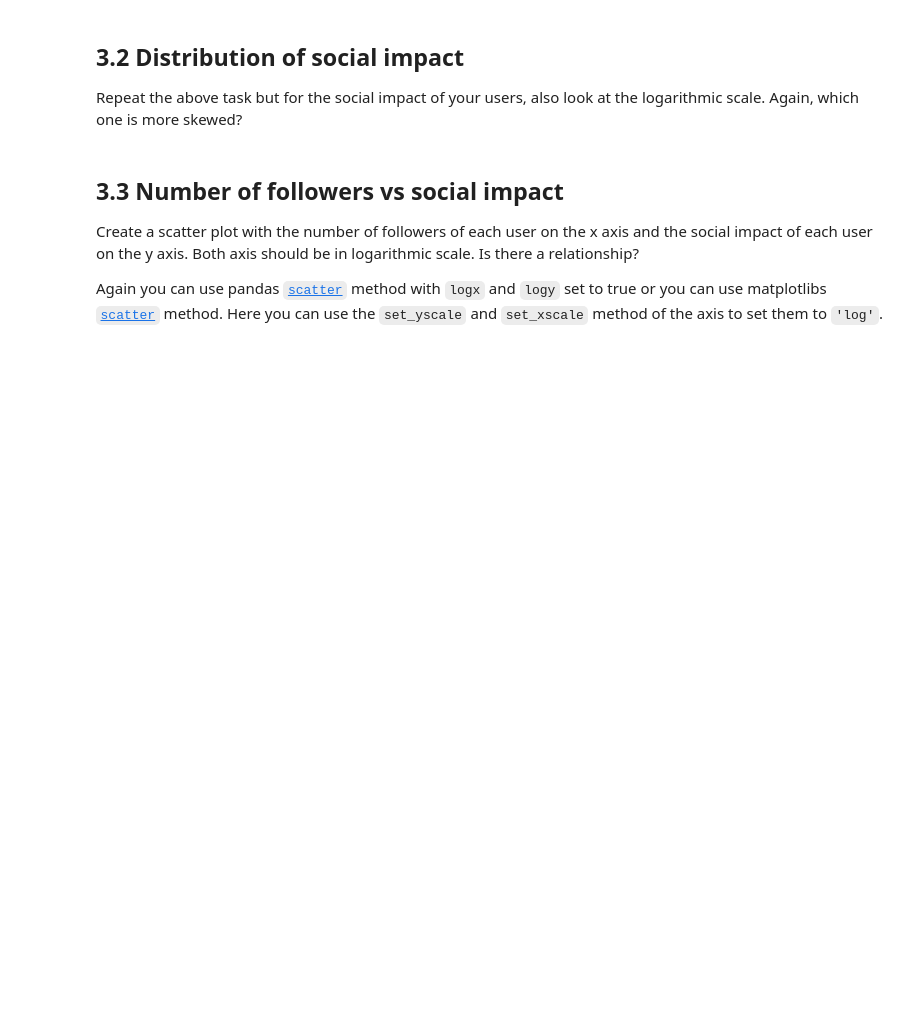
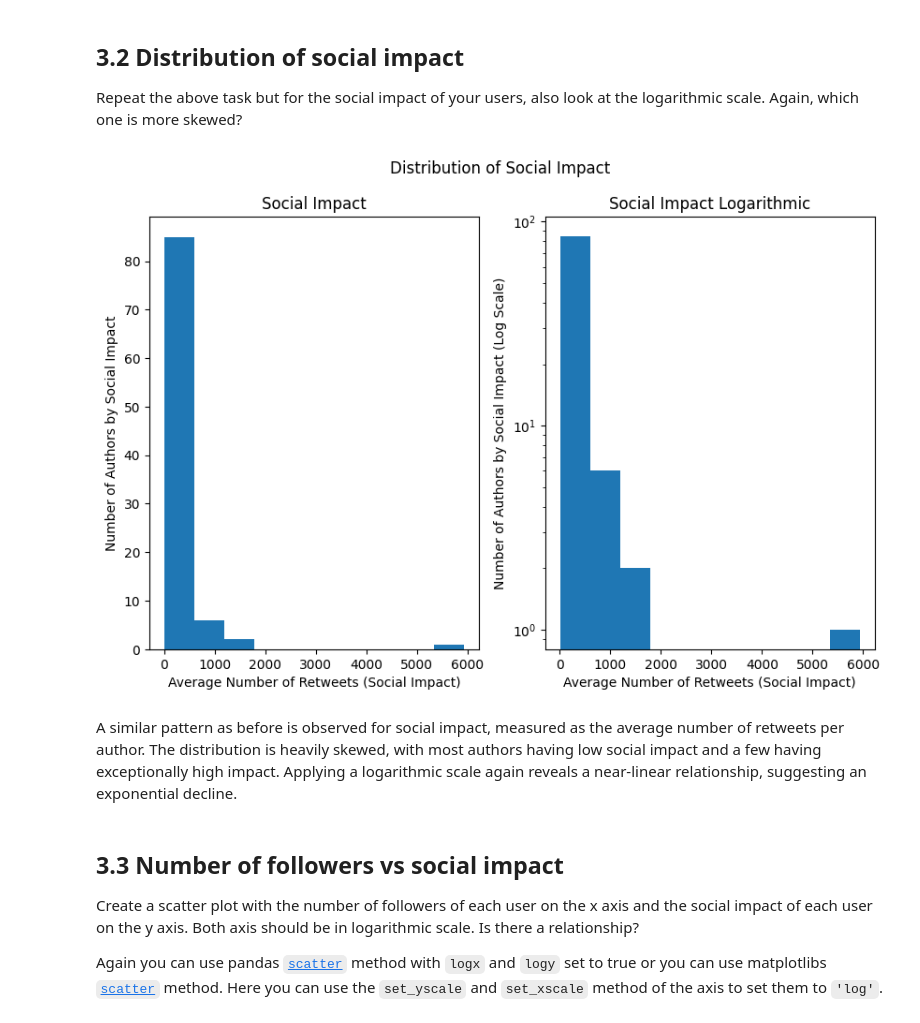
Before and after one commit to BettyInnovates/FoundationsOfCSS2024, a Jupyter notebook: Exercise02/exercise_02.ipynb, the cells around one changed output. Saved outputs shown, nothing was run; the diff lists cells and outputs as text; code cells hidden in the pictures; blank space fills up the shorter version.

```diff
--- a/Exercise02/exercise_02.ipynb
+++ b/Exercise02/exercise_02.ipynb
@@ -141,3 +208,23 @@ Repeat the above task but for the social impact of your users, also look at the
+# %%
+# Distribution of Average Number of Retweets (Social Impact)
+fig2, (ax1, ax2) = plt.subplots(1, 2, figsize=(10, 6))
+fig2.suptitle('Distribution of Social Impact')
+# Original Social Impact
+ax1.hist(dataset["public_metrics.retweet_count"])
+ax1.set_title("Social Impact")
+ax1.set_xlabel("Average Number of Retweets (Social Impact)")
+ax1.set_ylabel("Number of Authors by Social Impact")
+# Social Impact Logarithmic
+ax2.hist(dataset["public_metrics.retweet_count"])
+ax2.set_title("Social Impact Logarithmic")
+ax2.set_xlabel("Average Number of Retweets (Social Impact)")
+ax2.set_ylabel("Number of Authors by Social Impact (Log Scale)")
+ax2.set_yscale("log")
+plt.show()
+# %% [output]
+[figure, added]
+# %% [markdown]
+A similar pattern as before is observed for social impact, measured as the average number of retweets per author. The distribution is heavily skewed, with most authors having low social impact and a few having exceptionally high impact. Applying a logarithmic scale again reveals a near-linear relationship, suggesting an exponential decline.
 # %% [markdown]
 ## 3.3 Number of followers vs social impact
 Create a scatter plot with the number of followers of each user on the x axis and the social impact of each user on the y axis. Both axis should be in logarithmic scale. Is there a relationship?
```
Also changed, not shown: parts of 44 cells of this notebook, 2 other files.
